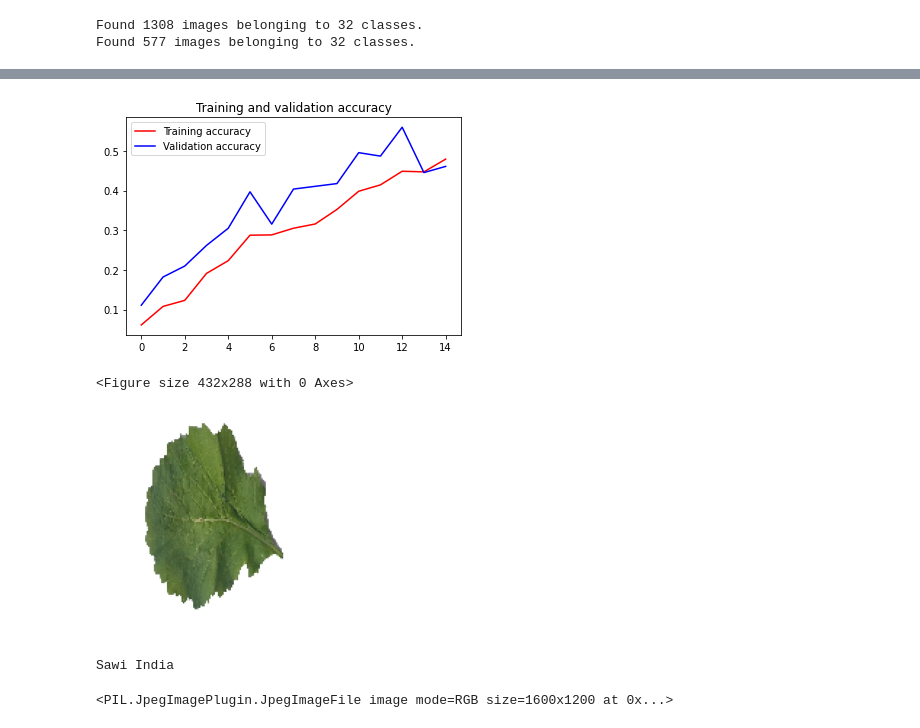
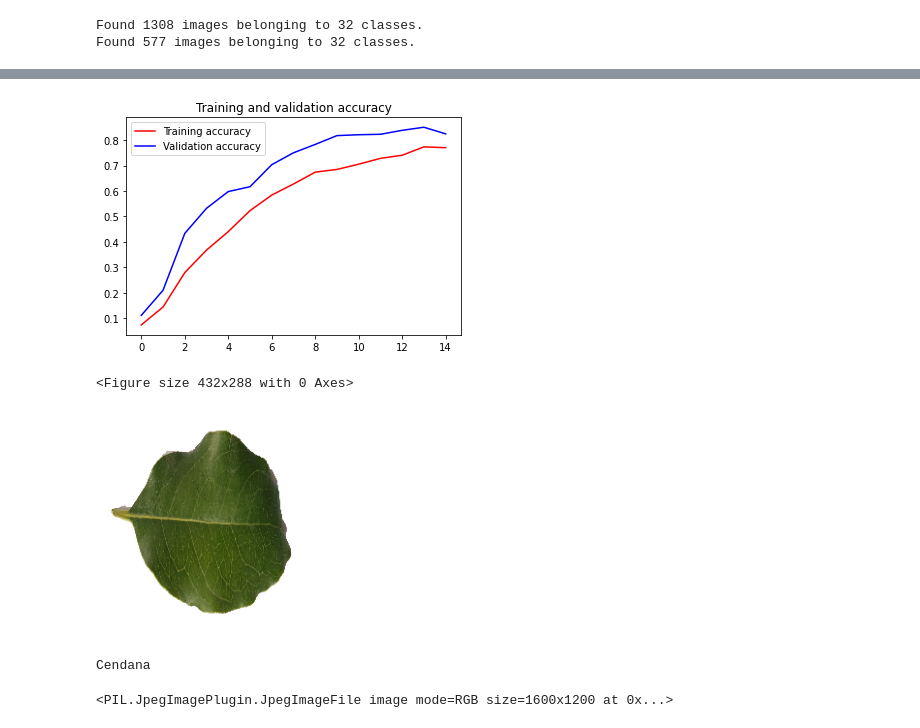
Before and after one commit to rifqoi/Inacure-Machine-Learning, a Jupyter notebook: 02-vgg16.ipynb, the cells around one changed output, grey strips where cells are left out. Saved outputs shown, nothing was run; the diff lists cells and outputs as text; code cells hidden in the pictures.

```diff
--- a/02-vgg16.ipynb
+++ b/02-vgg16.ipynb
@@ -84,6 +100,7 @@ def train_val_generators(TRAINING_DIR, VALIDATION_DIR):
                               width_shift_range=0.15,
                               shear_range= 0.15,
                               height_shift_range=0.15,
+                              preprocessing_function=preprocess_input,
                               horizontal_flip=True,
                               vertical_flip= True,
                               fill_mode='nearest',)
@@ -91,15 +108,16 @@ def train_val_generators(TRAINING_DIR, VALIDATION_DIR):
   train_generator = train_datagen.flow_from_directory(directory=TRAINING_DIR,
                                                       batch_size=32,
                                                       class_mode='sparse',
-                                                      target_size=(150, 150))
+                                                      target_size=(225, 225))
 
-  validation_datagen = ImageDataGenerator(rescale = 1/255)
+  validation_datagen = ImageDataGenerator(rescale = 1/255,
+                                          preprocessing_function=preprocess_input)
 
   # Pass in the appropriate arguments to the flow_from_directory method
   validation_generator = validation_datagen.flow_from_directory(directory=VALIDATION_DIR,
                                                                 batch_size=32,
                                                                 class_mode='sparse',
-                                                                target_size=(150, 150))
+                                                                target_size=(225, 225))
   ### END CODE HERE
   return train_generator, validation_generator
 # %%
@@ -142,4 +128,31 @@ def create_model():
+# %%
+## Loading VGG16 model
+base_model = VGG16(weights="imagenet", include_top=False, input_shape=(225, 225, 3))
+base_model.trainable = False ## Not trainable weights
+
+## Preprocessing input
+
+flatten_layer = layers.Flatten()
+dense_layer_1 = layers.Dense(50, activation='relu')
+dense_layer_2 = layers.Dense(20, activation='relu')
+prediction_layer = layers.Dense(32, activation='softmax')
+
+
+model = models.Sequential([
+    base_model,
+    flatten_layer,
+    dense_layer_1,
+    dense_layer_2,
+    prediction_layer
+])
+model.compile(
+    optimizer='adam',
+    loss='sparse_categorical_crossentropy',
+    metrics=['accuracy'],
+)
+
+
+# es = EarlyStopping(monitor='val_accuracy', mode='max', patience=5,  restore_best_weights=True)
 # %%
-model = create_model()
 model.summary()
 # %% [output]
@@ -202,12 +219,12 @@ def plot_loss(history):
 
 plot_loss(history)
 # %% [output]
-[figure, old version]
+[figure, new version]
 <Figure size 432x288 with 0 Axes>
 # %%
 def load_image(img_path, show=False):
 
-    img = load_img(img_path, target_size=(150, 150))
+    img = load_img(img_path, target_size=(225, 225))
     img_tensor = img_to_array(img)                    # (height, width, channels)
     img_tensor = np.expand_dims(img_tensor, axis=0)         # (1, height, width, channels), add a dimension because the model expects this shape: (batch_size, height, width, channels)
     img_tensor /= 255.                                      # imshow expects values in the range [0, 1]
@@ -221,12 +238,12 @@ def load_image(img_path, show=False):
 # %%
 label_map = (train_generator.class_indices)
 label_map = {v: k for k, v in label_map.items()}
-image_path ='/content/Segmented Medicinal Leaf Images/test/Sawi India/BJ-S-010.jpg'
+image_path ='/content/Segmented Medicinal Leaf Images/test/Cendana/SA-S-005.jpg'
 image = load_image(image_path, show=True)
 print(label_map[np.argmax(model.predict(image))])
 # %% [output]
-[figure, old version]
+[figure, new version]
-Sawi India
+Cendana
 # %%
 image = load_img('/content/Segmented Medicinal Leaf Images/test/Bayam Hijau/AV-S-009.jpg')
 # %% [output]
```
Also changed, not shown: parts of 7 cells of this notebook.
